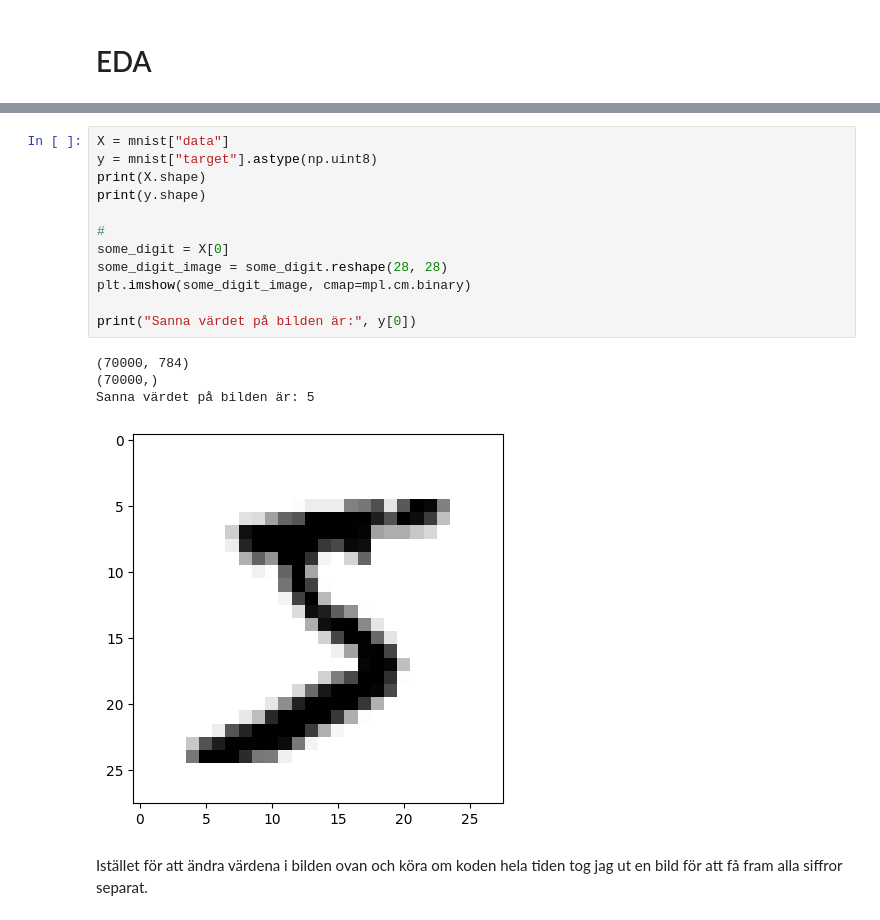
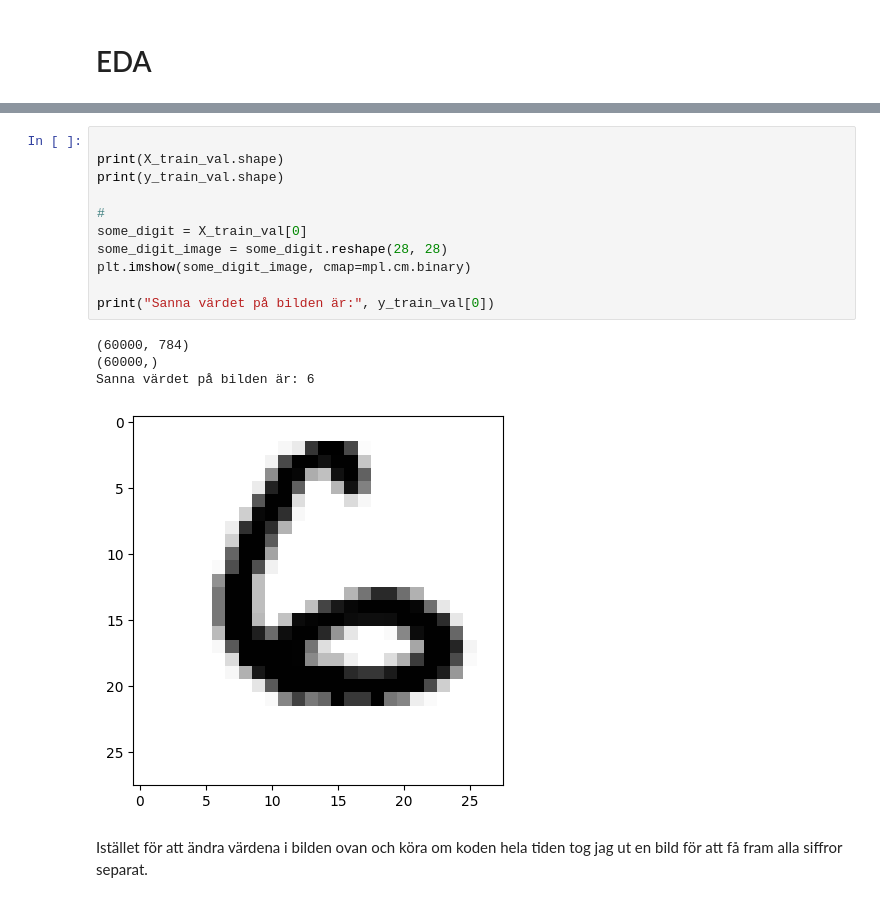
Before and after one commit to LinusMrad/ML-Kunskapskontroll-2, a Jupyter notebook: notebook/kunskapkontroll2.ipynb, the cells around one changed output, grey strips where cells are left out. Saved outputs shown, nothing was run; the diff lists cells and outputs as text.

```diff
--- a/notebook/kunskapkontroll2.ipynb
+++ b/notebook/kunskapkontroll2.ipynb
@@ -36,20 +47,19 @@ jag väljer även att visualisera ut fler siffror för att se hur dem alla ser u
 # %%
-X = mnist["data"]
-y = mnist["target"].astype(np.uint8)
-print(X.shape)
-print(y.shape)
+
+print(X_train_val.shape)
+print(y_train_val.shape)
 
 #
-some_digit = X[0]
+some_digit = X_train_val[0]
 some_digit_image = some_digit.reshape(28, 28)
 plt.imshow(some_digit_image, cmap=mpl.cm.binary)
 
-print("Sanna värdet på bilden är:", y[0])
+print("Sanna värdet på bilden är:", y_train_val[0])
 # %% [output]
-(70000, 784)
-(70000,)
-Sanna värdet på bilden är: 5
+(60000, 784)
+(60000,)
+Sanna värdet på bilden är: 6
-[figure, old version]
+[figure, new version]
 # %% [markdown]
 Istället för att ändra värdena i bilden ovan och köra om koden hela tiden tog jag ut en bild för att få fram alla siffror separat.
 # %%
```
Also changed, not shown: parts of 11 cells of this notebook.
